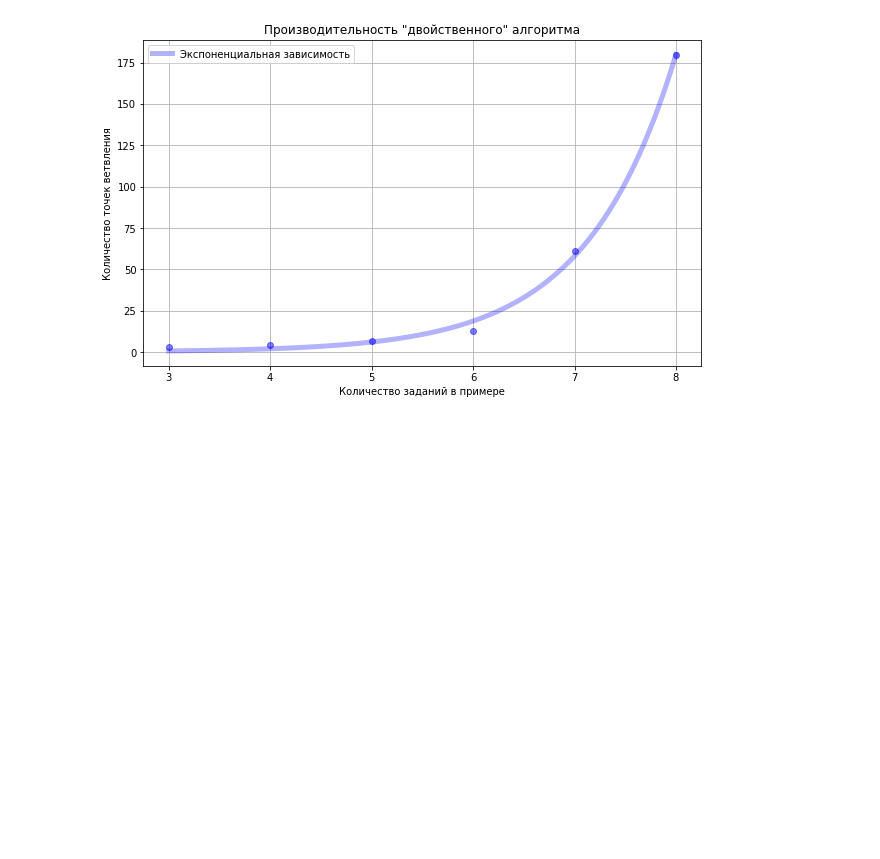
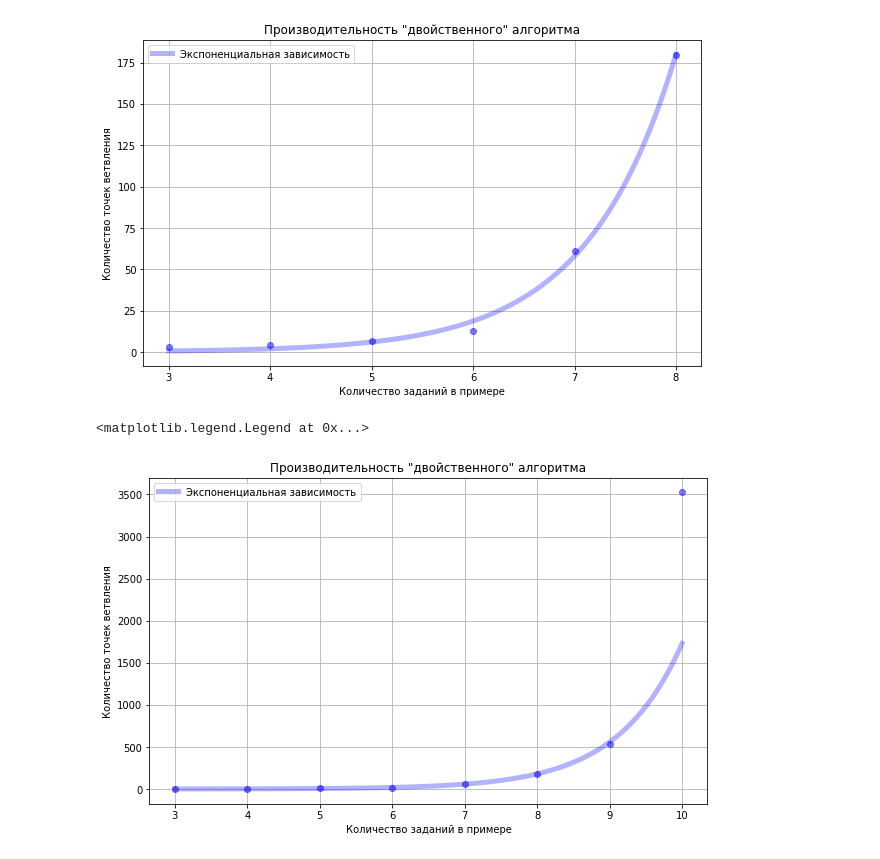
Before and after one commit to andtun/schedules, a Jupyter notebook: DualAlg.ipynb, the cells around one changed output. Drawn from its saved outputs; the diff is of its cells as text; code cells hidden in the pictures; blank space fills up the shorter version.

```diff
--- a/DualAlg.ipynb
+++ b/DualAlg.ipynb
@@ -312,6 +312,19 @@ ax.legend()
 # %% [output]
 <matplotlib.legend.Legend at 0x...>
 [figure]
+# %%
+fig = plt.figure(figsize=(10, 6))
+ax = fig.add_subplot(111, title='Производительность "двойственного" алгоритма')
+ax.grid()
+ax.plot(x, y, 'bo', alpha=0.5)
+ax.set_xlabel("Количество заданий в примере")
+ax.set_ylabel("Количество точек ветвления")
+xp = [i/100 for i in range(300, 1001)]
+ax.plot(xp, f(xp, *popt), color='b', linewidth=5, alpha=0.3, label="Экспоненциальная зависимость")
+ax.legend()
+# %% [output]
+<matplotlib.legend.Legend at 0x...>
+[figure, added]
 # %%
 def bruteforce(N):
     best_pi = N
```
